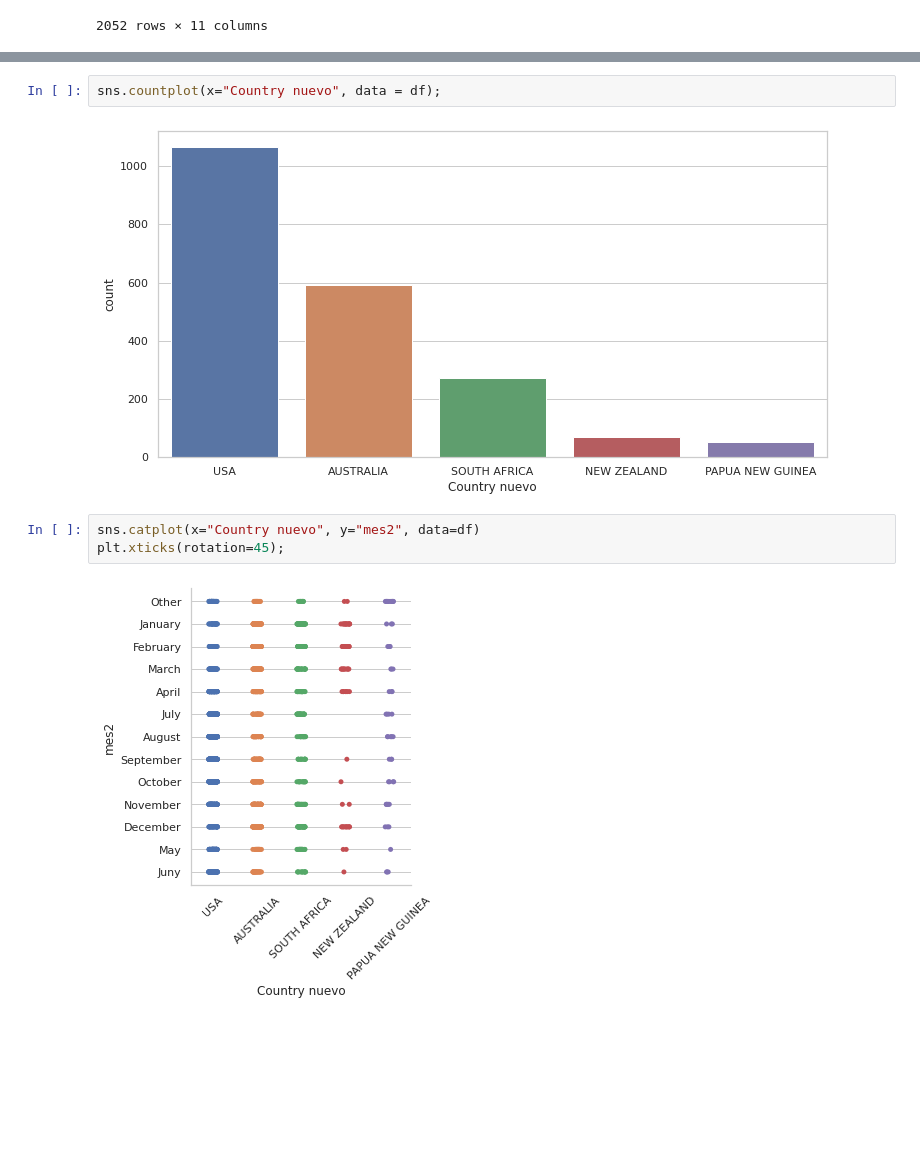
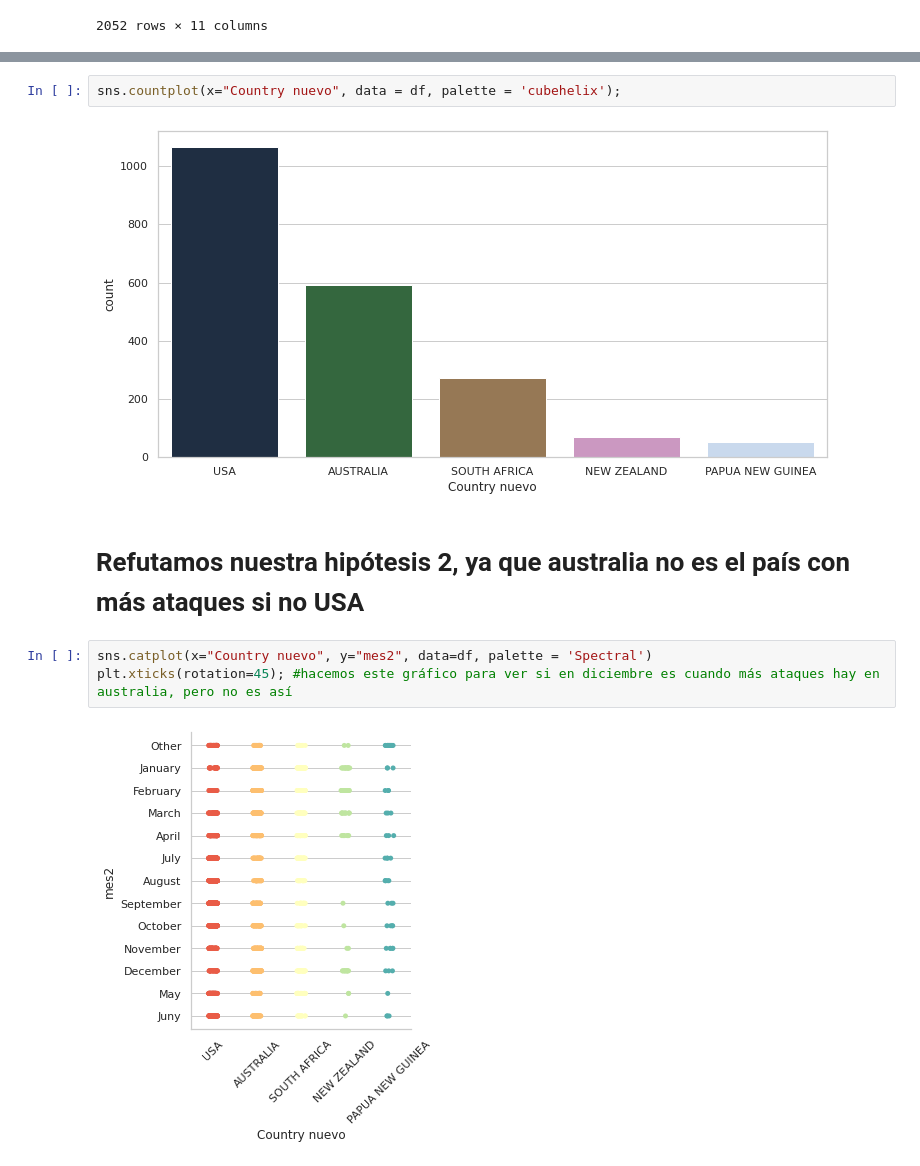
Before and after one commit to mariadelascotrina/Data-cleaning_Sharks, a Jupyter notebook: visualizar.ipynb, the cells around one changed output, grey strips where cells are left out. Cells and saved outputs as stored; diff of their text form; blank space fills up the shorter version.

```diff
--- a/visualizar.ipynb
+++ b/visualizar.ipynb
@@ -79,9 +83,11 @@ Refutamos nuestra hipótesis, ya que el surf no es la máxima causa de muerte, s
 # %%
-sns.countplot(x="Country nuevo", data = df);
+sns.countplot(x="Country nuevo", data = df, palette = 'cubehelix');
 # %% [output]
-[figure, old version]
+[figure, new version]
+# %% [markdown]
+# Refutamos nuestra hipótesis 2, ya que australia no es el país con más ataques si no USA
 # %%
-sns.catplot(x="Country nuevo", y="mes2", data=df)
-plt.xticks(rotation=45);
+sns.catplot(x="Country nuevo", y="mes2", data=df, palette = 'Spectral')
+plt.xticks(rotation=45); #hacemos este gráfico para ver si en diciembre es cuando más ataques hay en australia, pero no es así
 # %% [output]
-[figure, old version]
+[figure, new version]
```
Also changed, not shown: parts of 14 cells of this notebook, 2 other files.
